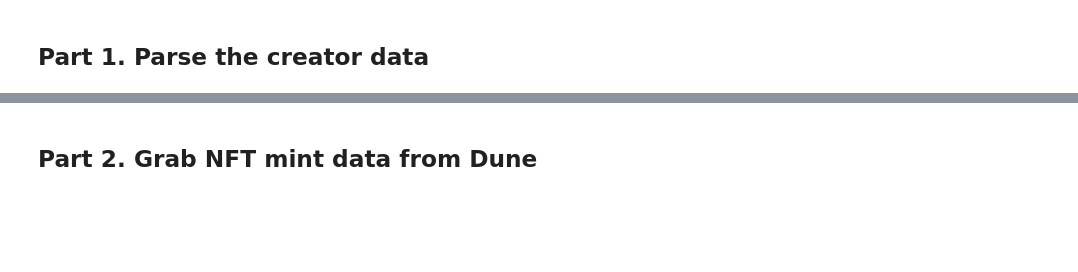
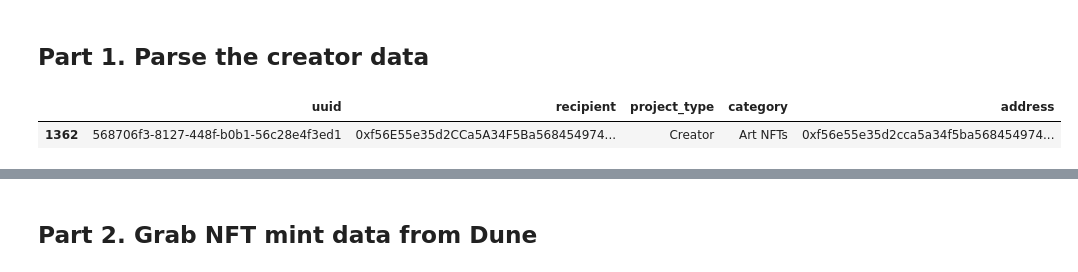
Before and after one commit to opensource-observer/insights, a Jupyter notebook: community/sunny_metrics/05_derive_creator_metrics.ipynb, the cells around one changed output, grey strips where cells are left out. Saved outputs shown, nothing was run; the diff lists cells and outputs as text; code cells hidden in the pictures; blank space fills up the shorter version.

```diff
--- a/community/sunny_metrics/05_derive_creator_metrics.ipynb
+++ b/community/sunny_metrics/05_derive_creator_metrics.ipynb
@@ -25,5 +25,15 @@ DUNE_API_KEY = os.getenv('DUNE_API_KEY')
 dune = DuneClient(DUNE_API_KEY)
 # %% [markdown]
 ## Part 1. Parse the creator data
+# %%
+apps = pd.read_csv('data/apps/creator_apps.csv', index_col=0)
+apps = apps.drop(columns=['chain']).drop_duplicates()
+uuid_to_address_mapper = apps.set_index('uuid')['address'].to_dict()
+uuid_list = list(apps['uuid'].unique())
+address_list = list(apps['address'].unique())
+apps.tail(1)
+# %% [output]
+|  | uuid | recipient | project_type | category | address |
+| 1362 | 568706f3-8127-448f-b0b1-56c28e4f3ed1 | 0xf56E55e35d2CCa5A34F5Ba568454974... | Creator | Art NFTs | 0xf56e55e35d2cca5a34f5ba568454974... |
 # %%
 all_apps = pd.read_csv('data/apps/applications_reviewed.csv')
```
Also changed, not shown: parts of 12 cells of this notebook, 2 other files.
